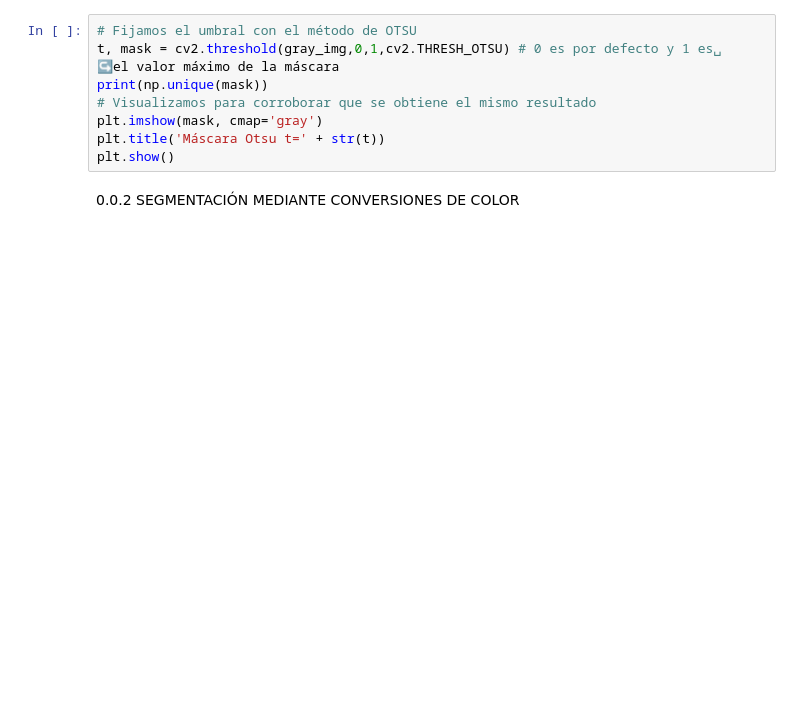
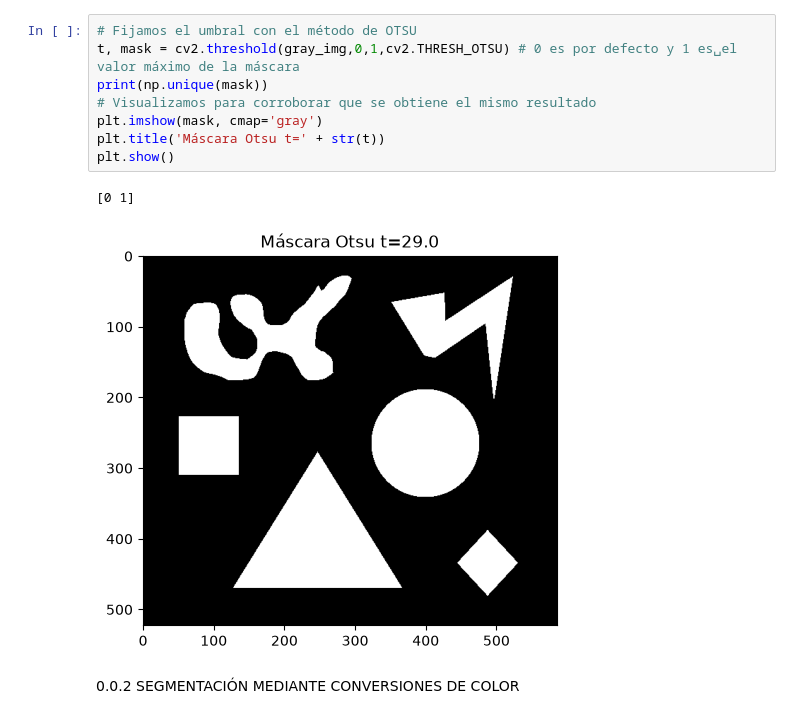
Before and after one commit to Ian-183/practica-machine-learning, a Jupyter notebook: 3_2_3_Image_segmentation.ipynb, the cells around one changed output. Cells and saved outputs as stored; diff of their text form; blank space fills up the shorter version.

```diff
--- a/3_2_3_Image_segmentation.ipynb
+++ b/3_2_3_Image_segmentation.ipynb
@@ -67,12 +75,14 @@ print(np.unique(mask)) # Atent@s a los formatos (bool, uint8, etc.)
 # %%
 # Fijamos el umbral con el método de OTSU
-t, mask = cv2.threshold(gray_img,0,1,cv2.THRESH_OTSU) # 0 es por defecto y 1 es␣
-↪el valor máximo de la máscara
+t, mask = cv2.threshold(gray_img,0,1,cv2.THRESH_OTSU) # 0 es por defecto y 1 es␣el valor máximo de la máscara
 print(np.unique(mask))
 # Visualizamos para corroborar que se obtiene el mismo resultado
 plt.imshow(mask, cmap='gray')
 plt.title('Máscara Otsu t=' + str(t))
 plt.show()
+# %% [output]
+[0 1]
+[figure, added]
 # %% [markdown]
 0.0.2 SEGMENTACIÓN MEDIANTE CONVERSIONES DE COLOR
 # %%
```
Also changed, not shown: parts of 15 cells of this notebook, 3 other files.
